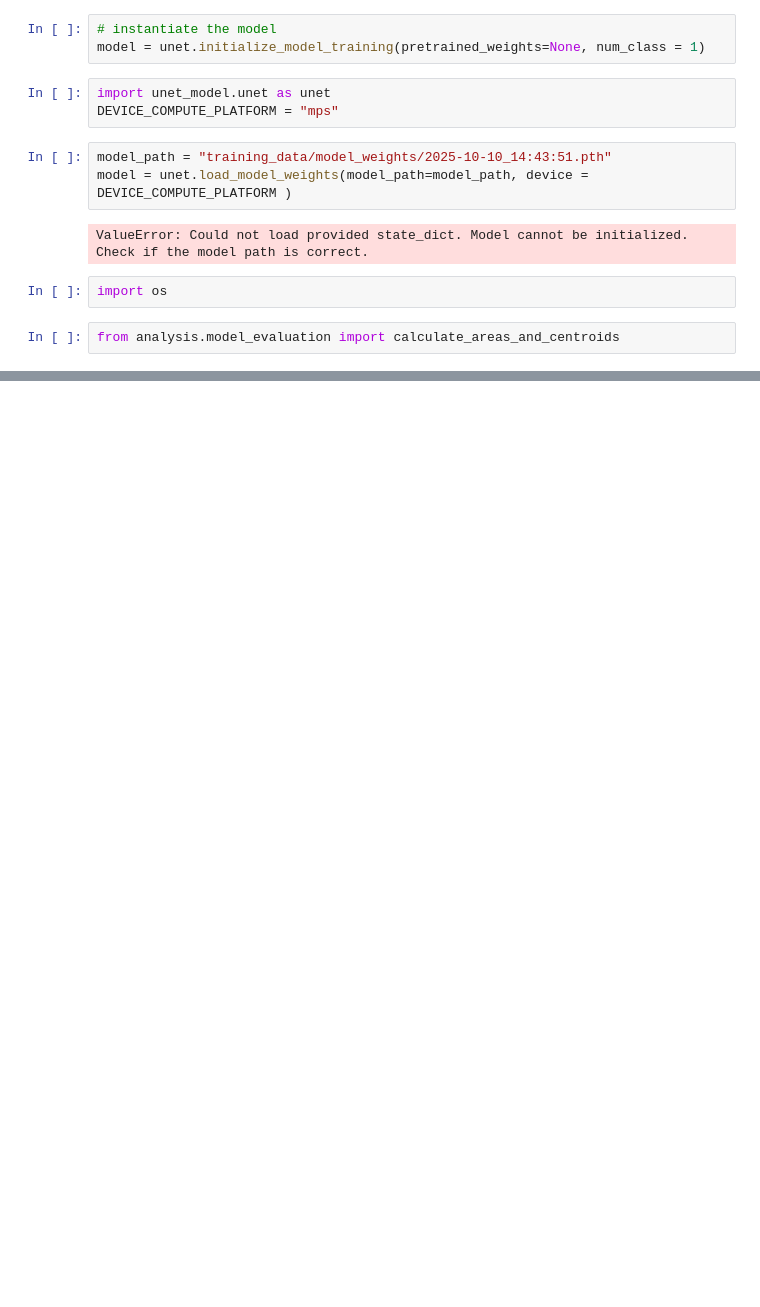
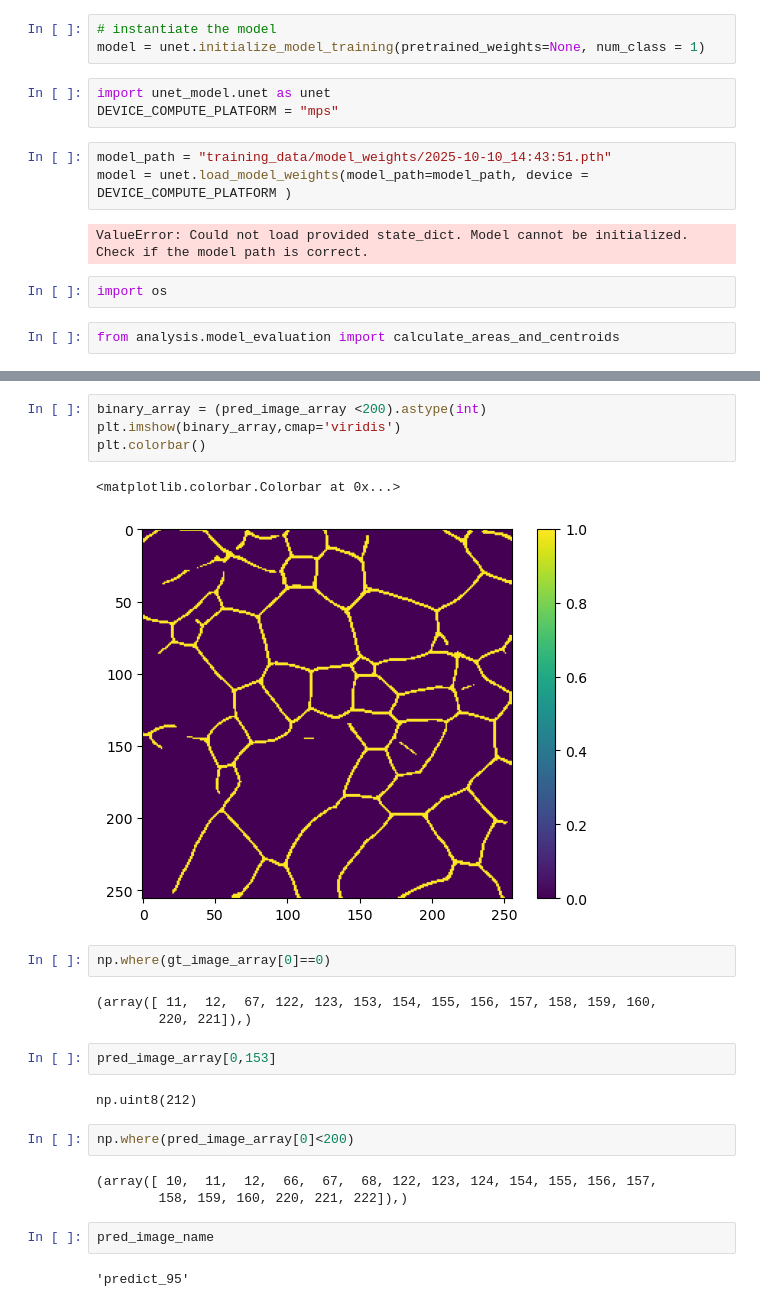
Before and after one commit to JGoddy/grain_unet, a Jupyter notebook: UNET.ipynb, the cells around one changed output, grey strips where cells are left out. Cells and saved outputs as stored; diff of their text form; blank space fills up the shorter version.

```diff
--- a/UNET.ipynb
+++ b/UNET.ipynb
@@ -143,0 +244,25 @@ Added  27  grains to the list
+# %%
+binary_array = (pred_image_array <200).astype(int)
+plt.imshow(binary_array,cmap='viridis')
+plt.colorbar()
+# %% [output]
+<matplotlib.colorbar.Colorbar at 0x...>
+[figure, added]
+# %%
+np.where(gt_image_array[0]==0)
+# %% [output]
+(array([ 11,  12,  67, 122, 123, 153, 154, 155, 156, 157, 158, 159, 160,
+        220, 221]),)
+# %%
+pred_image_array[0,153]
+# %% [output]
+np.uint8(212)
+# %%
+np.where(pred_image_array[0]<200)
+# %% [output]
+(array([ 10,  11,  12,  66,  67,  68, 122, 123, 124, 154, 155, 156, 157,
+        158, 159, 160, 220, 221, 222]),)
+# %%
+pred_image_name
+# %% [output]
+'predict_95'
```
Also changed, not shown: parts of 27 cells of this notebook, 8 other files.
